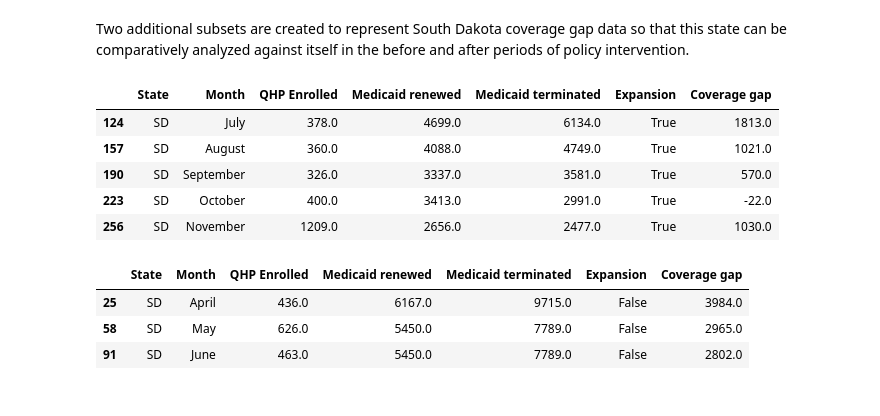
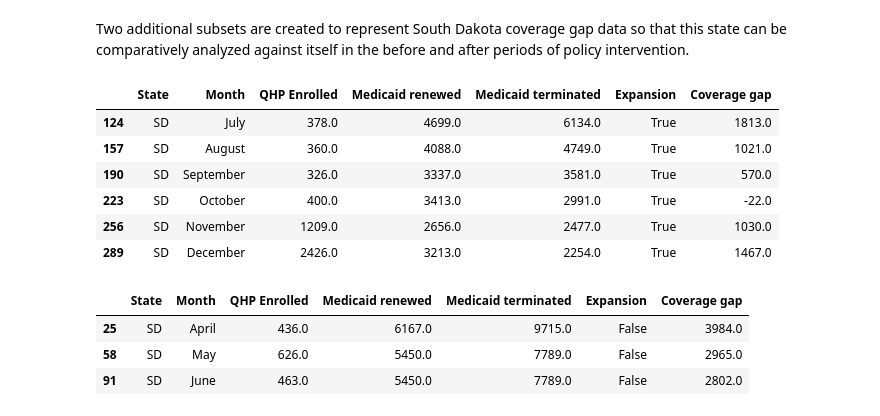
Before and after one commit to Zrrrpy/medicaid-unwinding, a Jupyter notebook: coverage_gap_analysis.ipynb, the cells around one changed output. Saved outputs shown, nothing was run; the diff lists cells and outputs as text; code cells hidden in the pictures.

```diff
--- a/coverage_gap_analysis.ipynb
+++ b/coverage_gap_analysis.ipynb
@@ -286,11 +482,0 @@ The March dataset requires one additional step: to specify which woorksheet with
-# %%
-mar_medicaid = pd.read_excel('https://www.medicaid.gov/media/160296', sheet_name = 3, skiprows = [0,1,3,55,56,57,58,59,60])
-
-mar_medicaid.drop(list(mar_medicaid.columns[1:3])+list(mar_medicaid.columns[4:6])+list(mar_medicaid.columns[7:11]), axis = 1, inplace = True)
-
-month = pd.Series([])
-mar_medicaid['Month'] = 'March'
-
-mar_medicaid.rename(columns = {'Total number of \nbeneficiaries due for \nrenewal in the reporting \nmonth whose coverage \nwas renewed \n(Metric 5a)': 'Medicaid renewed', 'Total number of \nbeneficiaries due for \nrenewal in the reporting \nmonth whose coverage \nwas terminated\n(Metric 5b + 5c)': 'Medicaid terminated'}, inplace = True)
-
-mar_medicaid.head()
@@ -306,7 +485,7 @@ mar_medicaid.head()
 # %% [markdown]
 All these data sets must now be combined into one dataframe.
 # %%
-medicaid23 = row_concat = pd.concat([dec_medicaid, nov_medicaid, oct_medicaid, sep_medicaid, aug_medicaid, jul_medicaid, jun_medicaid, may_medicaid, apr_medicaid, mar_medicaid], ignore_index = True)
+medicaid23 = row_concat = pd.concat([dec_medicaid, nov_medicaid, oct_medicaid, sep_medicaid, aug_medicaid, jul_medicaid, jun_medicaid, may_medicaid, apr_medicaid], ignore_index = True)
 medicaid23.head()
 # %% [output]
 |  | State | Medicaid renewed | Medicaid terminated | Month |
@@ -324,5 +503,7 @@ To do this, a function called "expansion" is first created which returns a true
 # %%
 def expansion(row):
+    """Returns a True or False value for each state, depending on its
+    Medicaid expansion status in a given month."""
     state = row['State']
     month = row['Month']
     if state == 'WY' or state == 'KS' or state == 'TX' or state == 'WI' or state == 'TN' or state == 'MS' or state == 'AL' or state == 'GA' or state == 'SC' or state == 'FL':
@@ -341,6 +522,4 @@ This function is then applied to the new dataframe, medicaid23, where it returns
 # %%
-pd.set_option('display.max_rows', 400)
-
 medicaid23['Expansion'] = medicaid23.apply(expansion, axis = 1)
 medicaid23.head()
 # %% [output]
@@ -969,13 +1251,14 @@ plt.show()
 Two additional subsets are created to represent South Dakota coverage gap data so that this state can be comparatively analyzed against itself in the before and after periods of policy intervention.
 # %%
 sd_has_expanded = has_expanded[(has_expanded['State'] == 'SD')]
-sd_has_expanded.head()
+sd_has_expanded
 # %% [output]
 |  | State | Month | QHP Enrolled | Medicaid renewed | Medicaid terminated | Expansion | Coverage gap |
 | 124 | SD | July | 378.0 | 4699.0 | 6134.0 | True | 1813.0 |
 | 157 | SD | August | 360.0 | 4088.0 | 4749.0 | True | 1021.0 |
 | 190 | SD | September | 326.0 | 3337.0 | 3581.0 | True | 570.0 |
 | 223 | SD | October | 400.0 | 3413.0 | 2991.0 | True | -22.0 |
 | 256 | SD | November | 1209.0 | 2656.0 | 2477.0 | True | 1030.0 |
+| 289 | SD | December | 2426.0 | 3213.0 | 2254.0 | True | 1467.0 |
 # %%
 sd_hasnt_expanded = has_not_expanded[(has_not_expanded['State'] == 'SD')]
```
Also changed, not shown: parts of 48 cells of this notebook.
